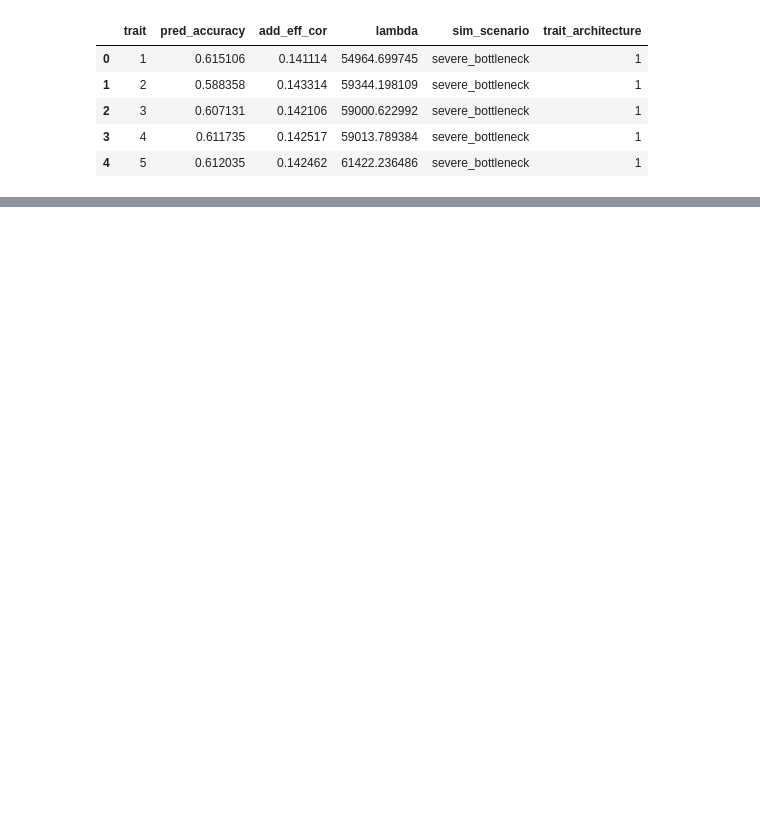
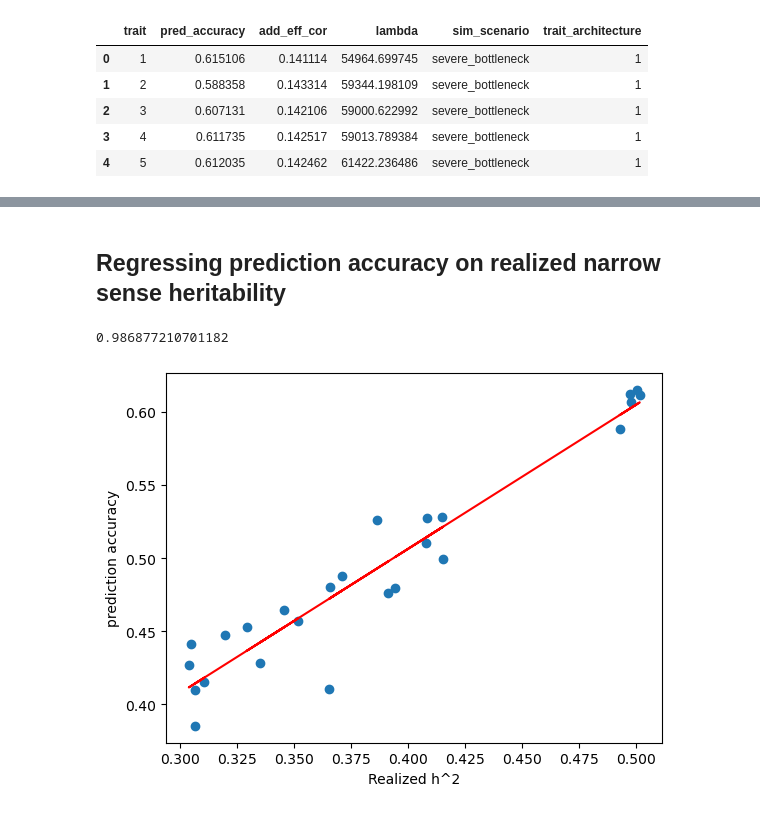
Before and after one commit to Arcadia-Science/2025-epistasis-dl-quantgen, a Jupyter notebook: workflow_sims/plot_linear_summary.ipynb, the cells around one changed output, grey strips where cells are left out. Drawn from its saved outputs; the diff is of its cells as text; code cells hidden in the pictures; blank space fills up the shorter version.

```diff
--- a/workflow_sims/plot_linear_summary.ipynb
+++ b/workflow_sims/plot_linear_summary.ipynb
@@ -170,0 +192,27 @@ plt.scatter(summary3_rrBLUP['pred_accuracy'], summary3['pearson_corr_pheno'])
+# %%
+trait_arch_sim1 = pd.read_csv('alphasimr_output/test_sim_WF_1kbt_10000n_5000000bp_trait_architecture.txt', sep=" ")
+trait_arch_sim2 = pd.read_csv('alphasimr_output/test_sim_WF_10kbt_10000n_5000000bp_trait_architecture.txt', sep=" ")
+trait_arch_sim3 = pd.read_csv('alphasimr_output/test_sim_WF_null_10000n_5000000bp_trait_architecture.txt', sep=" ")
+# %% [markdown]
+## Regressing prediction accuracy on realized narrow sense heritability
+# %%
+from sklearn.linear_model import LinearRegression
+model = LinearRegression()
+
+h2 = np.array(trait_arch_sim1['h2']).reshape(-1,1)
+pred_accuracy = np.array(summary1_rrBLUP['pred_accuracy'])
+
+
+
+model.fit(h2, pred_accuracy)
+y_pred = model.predict(h2)
+
+plt.scatter(trait_arch_sim1['h2'], summary1_rrBLUP['pred_accuracy'])
+plt.plot(h2, y_pred, color='red', label="Regression Line")
+plt.xlabel("Realized h^2")
+plt.ylabel("prediction accuracy")
+
+print(model.coef_[0])
+# %% [output]
+0.986877210701182
+[figure, added]
```
Also changed, not shown: parts of 13 cells of this notebook, 3 other files.
